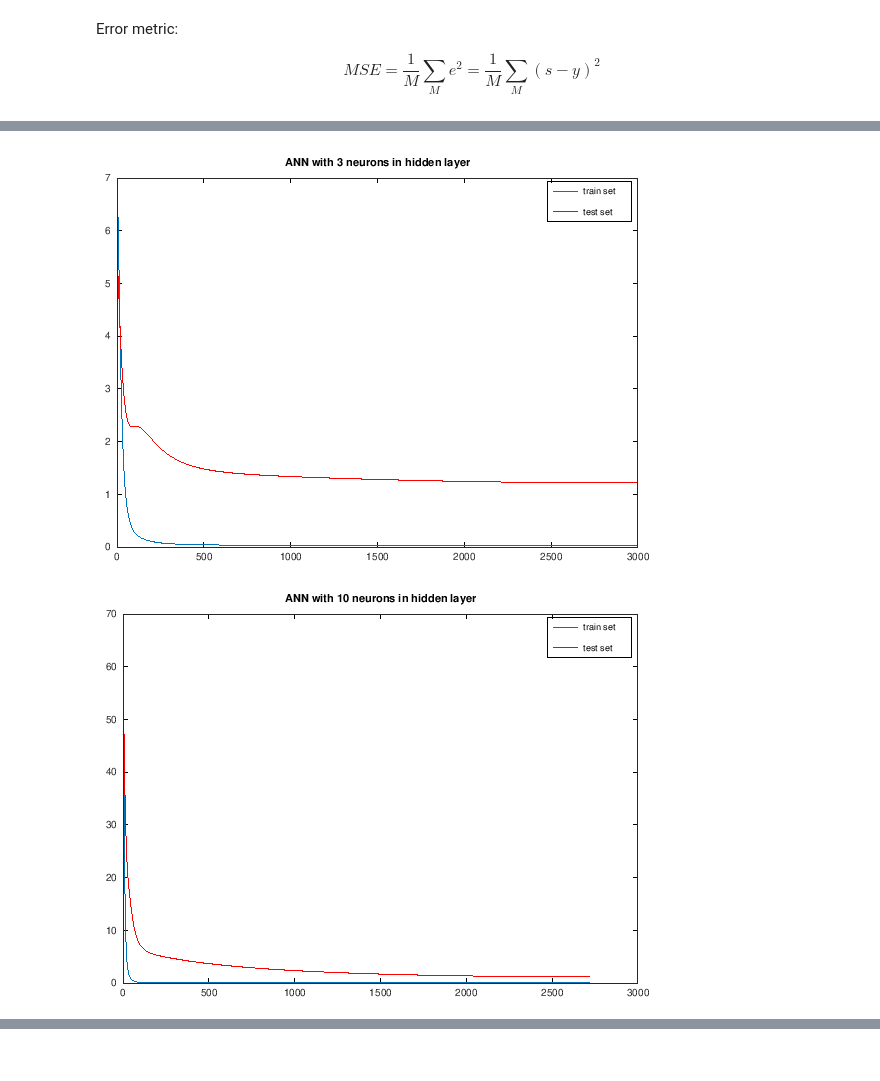
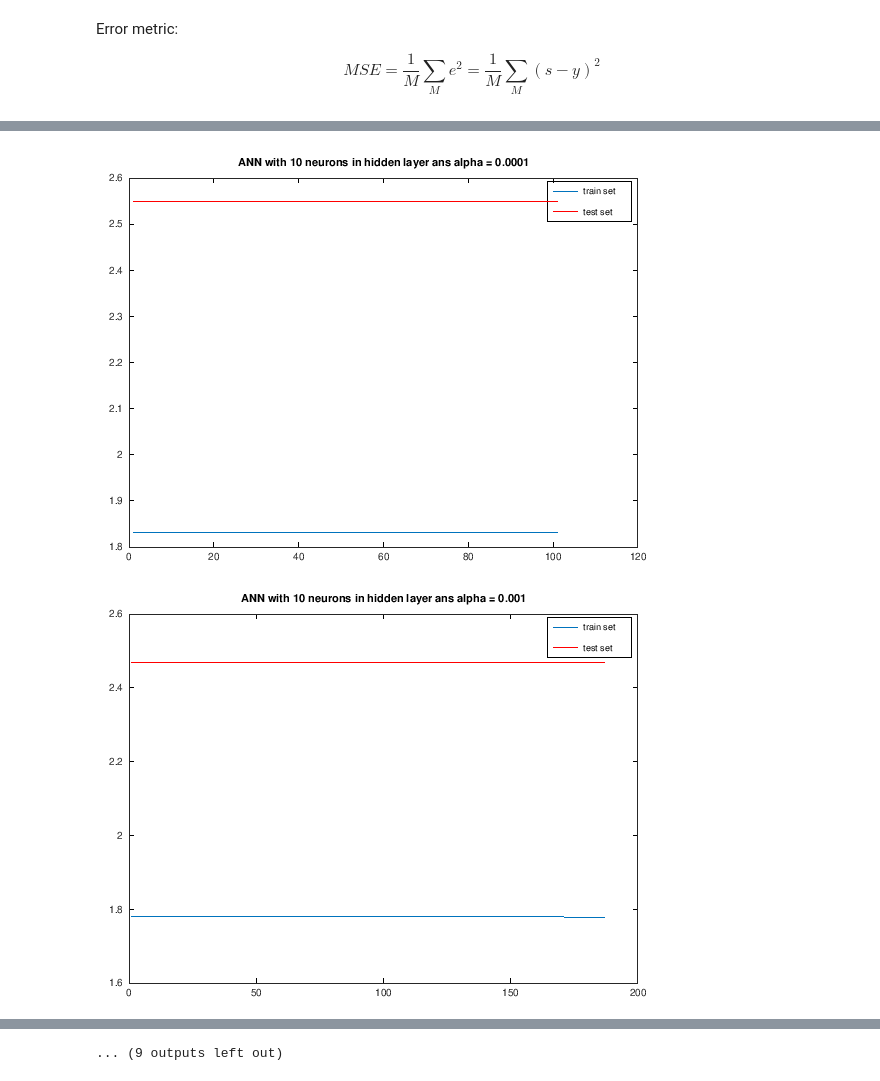
Before and after one commit to RafaelGoncalves8/mlp, a Jupyter notebook: notebook/mlp.ipynb, the cells around one changed output, grey strips where cells are left out. Cells and saved outputs as stored; diff of their text form; code cells hidden in the pictures.

```diff
--- a/notebook/mlp.ipynb
+++ b/notebook/mlp.ipynb
@@ -124,12 +124,14 @@ O = 8 % number of neurons in the hidden layer
 O =  8
 # %%
 % initial weights matrix as small random values
-W = rand([O N]).*0.01; % W: OxN
+W = randn([O N]).*0.01; % W: OxN
+W_o = randn([1 O]).*0.01;
 # %%
 % adding column for bias
 X_train_bias = [ones(size(X_train,1),1), X_train]'; % X_train_bias: MxN+1
 X_test_bias = [ones(size(X_test,1),1), X_test]';
 W_bias = [ones(size(W,1),1), W]; % W_bias: N+1xO
+W_o_bias = [ones(size(W_o,1),1), W_o];
 # %% [markdown]
 ## ANN evaluation function:
 # %% [markdown]
@@ -273,9 +287,9 @@ function [W, mse_train_vec, mse_test_vec] = batch_backpropagation (X_te, X_tr, y
 end
 # %%
 # hyperparameters
-epsilon = 0.1;
-alpha = 0.006;
-gamma = 50;
-max_iter = 20000;
+epsilon = 0.01;
+alpha = 1;
+gamma = 100;
+max_iter = 15000;
 # %%
 % backpropagation for number of hidden neurons as defined above in ANN architecture
@@ -336,27 +350,35 @@ i = 1;
 W_out = [];
 
 % comparison of number of neurons in hidden layer
-for O = [1, 2, 3, 5, 10, 30],
+for O = [1, 3, 10, 30],
+    for alpha = [1 0.1, 0.01, 0.001, 0.0001],
 
-    neurons_hidden_layer = O
+        neurons_hidden_layer = O
+        alpha
 
-    W = rand([O N]).*0.01;
-    W_to_store = zeros(size(W));
-    W_bias = [ones(size(W,1),1), W];
+        W = randn([O N]).*0.01;
+        W_to_store = zeros(size(W));
+        W_bias = [ones(size(W,1),1), W];
 
-    [W_to_store, mse_train_vec, mse_test_vec] = batch_backpropagation(X_test_bias, X_train_bias, y_test, y_train, W_bias, alpha, epsilon, gamma, 0, max_iter);
-    W_out = [W_out; W_to_store];
+        W_o = randn([1 O]).*0.01;
+        W_o_to_store = zeros(size(W_o));
+        W_o_bias = [ones(size(W_o,1),1), W_o];
 
-    % learning curve
-    figure(i)
-    plot(mse_train_vec)
-    hold on
-    plot(mse_test_vec, 'r')
-    title(['ANN with ' num2str(O) ' neurons in hidden layer'])
-    legend('train set', 'test set')
+        [W_to_store, mse_train_vec, mse_test_vec] = ...
+        batch_backpropagation(X_test_bias, X_train_bias, y_test, y_train, W_bias,
+        W_o_bias, alpha, epsilon, gamma, 0, max_iter);
+        W_out = [W_out; W_to_store];
 
-    i = i+1;
+        % learning curve
+        figure(i)
+        plot(mse_train_vec)
+        hold on
+        plot(mse_test_vec, 'r')
+        title(['ANN with ' num2str(O) ' neurons in hidden layer ans alpha = ' num2str(alpha)])
+        legend('train set', 'test set')
 
+        i = i+1;
+    end
 end
 # %% [output]
 neurons_hidden_layer =  1
@@ -384,2 +405,2 @@ mse_min =  1.8660
-[figure, old version]
+[figure, new version]
-[figure, old version]
+[figure, new version]
@@ -385,0 +412 @@ mse_min =  1.8660
+... (9 outputs left out)
```
Also changed, not shown: parts of 9 cells of this notebook, 1 other file.
